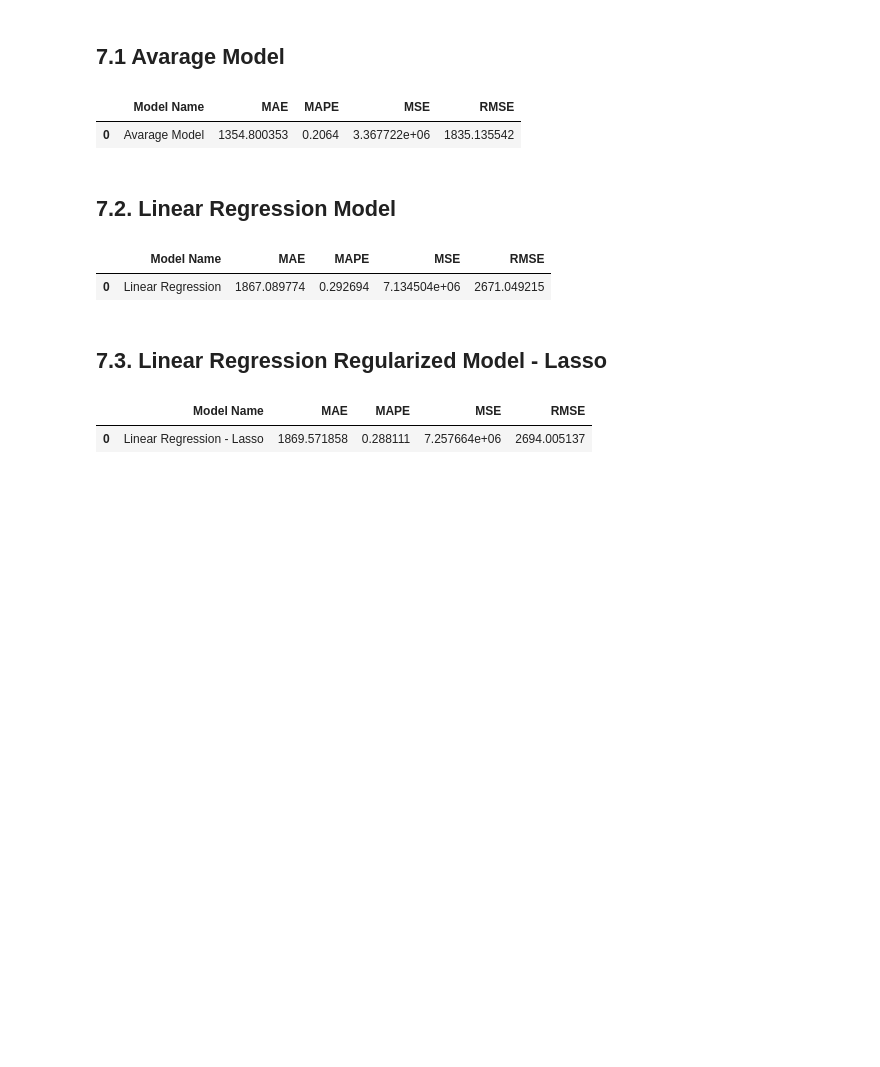
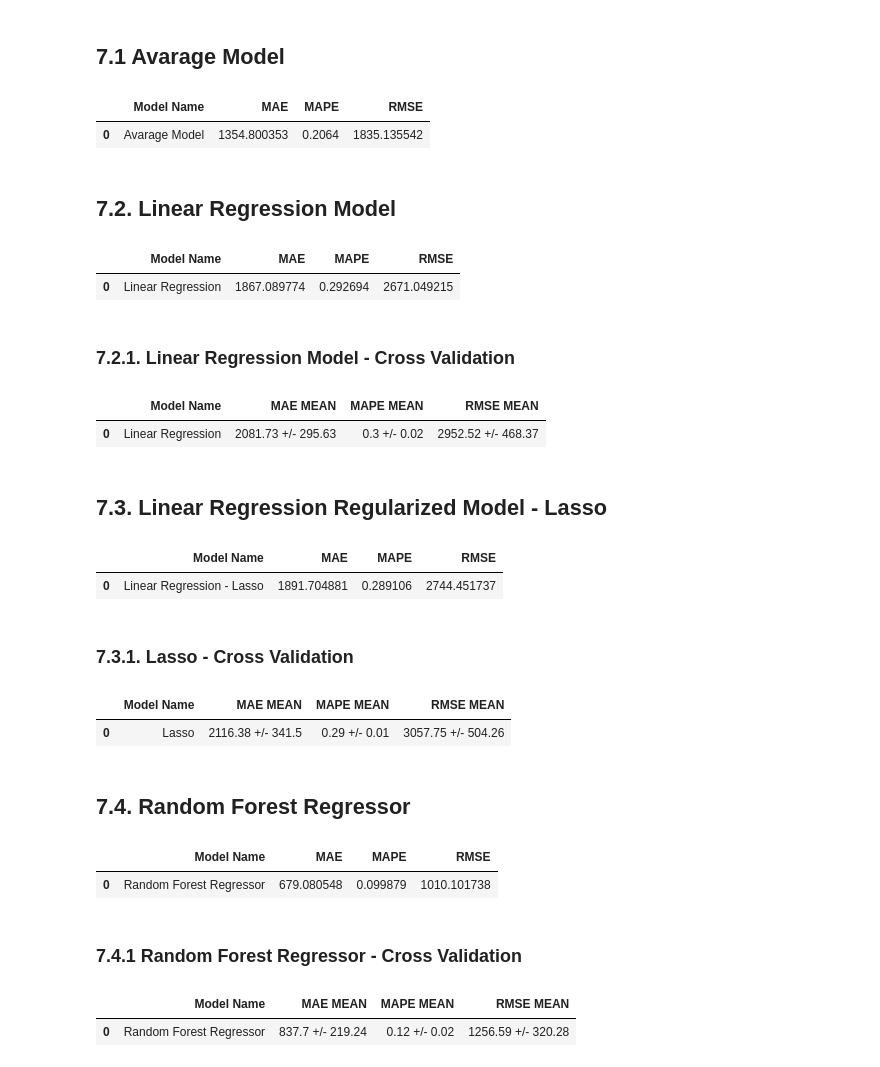
Before and after one commit to gustavohssBR/Ds_em_producao, a Jupyter notebook: notebooks/ds_ciclo_07.ipynb, the cells around one changed output. Drawn from its saved outputs; the diff is of its cells as text; code cells hidden in the pictures; blank space fills up the shorter version.

Commit message:
Finalized the implementation of machine learning models

```diff
--- a/notebooks/ds_ciclo_07.ipynb
+++ b/notebooks/ds_ciclo_07.ipynb
@@ -1468,17 +1528,5 @@ x_test = X_test[ cols_selected_boruta ]
 # %% [markdown]
 ## 7.1 Avarage Model
-# %%
-def ml_error( model_name, y, yhat ):
-    mae = mt.mean_absolute_error( y, yhat )
-    mape = mt.mean_absolute_percentage_error( y, yhat )
-    mse = mt.mean_squared_error( y, yhat )
-    rmse = mt.root_mean_squared_error( y, yhat)
-
-    return pd.DataFrame(  { 'Model Name' : model_name,
-                            'MAE' : mae,
-                            'MAPE' : mape,
-                            'MSE' : mse,
-                            'RMSE' : rmse }, index=[0] )
 # %%
 aux1 = x_test.copy()
 aux1[ 'sales' ] = y_test.copy()
@@ -1494,8 +1542,8 @@ yhat_baseline = aux1[ 'predictions' ]
 baseline_result = ml_error( 'Avarage Model', np.expm1( y_test ), np.expm1( yhat_baseline ) )
 baseline_result
 # %% [output]
-|  | Model Name | MAE | MAPE | MSE | RMSE |
-| 0 | Avarage Model | 1354.800353 | 0.2064 | 3.367722e+06 | 1835.135542 |
+|  | Model Name | MAE | MAPE | RMSE |
+| 0 | Avarage Model | 1354.800353 | 0.2064 | 1835.135542 |
 # %% [markdown]
 ## 7.2. Linear Regression Model
 # %%
@@ -1512,23 +1560,65 @@ yhat_lr = lr.predict( x_test )
 lr_result = ml_error( 'Linear Regression', np.expm1( y_test ), np.expm1( yhat_lr ) )
 lr_result
 # %% [output]
-|  | Model Name | MAE | MAPE | MSE | RMSE |
-| 0 | Linear Regression | 1867.089774 | 0.292694 | 7.134504e+06 | 2671.049215 |
+|  | Model Name | MAE | MAPE | RMSE |
+| 0 | Linear Regression | 1867.089774 | 0.292694 | 2671.049215 |
+# %% [markdown]
+### 7.2.1. Linear Regression Model - Cross Validation
+# %%
+lr_result_cv = cross_validation(x_training, 5, 'Linear Regression', lr )
+lr_result_cv
+# %% [output]
+|  | Model Name | MAE MEAN | MAPE MEAN | RMSE MEAN |
+| 0 | Linear Regression | 2081.73 +/- 295.63 | 0.3 +/- 0.02 | 2952.52 +/- 468.37 |
 # %% [markdown]
 ## 7.3. Linear Regression Regularized Model - Lasso
 # %%
 # model
-lrrl = Lasso(alpha=0.001)
+lrrl = Lasso( alpha=0.01 )
 lrrl.fit( x_train, y_train )
 
 # prediction
 yhat_lrrl = lrrl.predict( x_test )
 
 # performance
 # np.expm1 e para reverter a transfomação que foi feita na coluna 'sales' no passo 5.3.2. para que as vendas voltem para o formato original.
 # a Transformaçao df5['sales'] = np.log1p( df5['sales'] )
 lrrl_result = ml_error( 'Linear Regression - Lasso', np.expm1( y_test ), np.expm1( yhat_lrrl ) )
 lrrl_result
 # %% [output]
-|  | Model Name | MAE | MAPE | MSE | RMSE |
-| 0 | Linear Regression - Lasso | 1869.571858 | 0.288111 | 7.257664e+06 | 2694.005137 |
+|  | Model Name | MAE | MAPE | RMSE |
+| 0 | Linear Regression - Lasso | 1891.704881 | 0.289106 | 2744.451737 |
+# %% [markdown]
+### 7.3.1.  Lasso - Cross Validation
+# %%
+lrrl_result_cv = cross_validation(x_training, 5, 'Lasso', lrrl )
+lrrl_result_cv
+# %% [output]
+|  | Model Name | MAE MEAN | MAPE MEAN | RMSE MEAN |
+| 0 | Lasso | 2116.38 +/- 341.5 | 0.29 +/- 0.01 | 3057.75 +/- 504.26 |
+# %% [markdown]
+## 7.4. Random Forest Regressor
+# %%
+# model
+rf = RandomForestRegressor( n_estimators=100, n_jobs=-1, random_state=42 )
+rf.fit( x_train, y_train )
+
+# prediction
+yhat_rf = rf.predict( x_test )
+
+# performance
+# np.expm1 e para reverter a transfomação que foi feita na coluna 'sales' no passo 5.3.2. para que as vendas voltem para o formato original.
+# a Transformaçao df5['sales'] = np.log1p( df5['sales'] )
+rf_result = ml_error( 'Random Forest Regressor', np.expm1( y_test ), np.expm1( yhat_rf ) )
+rf_result
+# %% [output]
+|  | Model Name | MAE | MAPE | RMSE |
+| 0 | Random Forest Regressor | 679.080548 | 0.099879 | 1010.101738 |
+# %% [markdown]
+### 7.4.1 Random Forest Regressor - Cross Validation
+# %%
+rf_result_cv = cross_validation(x_training, 5, 'Random Forest Regressor', rf )
+rf_result_cv
+# %% [output]
+|  | Model Name | MAE MEAN | MAPE MEAN | RMSE MEAN |
+| 0 | Random Forest Regressor | 837.7 +/- 219.24 | 0.12 +/- 0.02 | 1256.59 +/- 320.28 |
```
Also changed, not shown: parts of 22 cells of this notebook.
